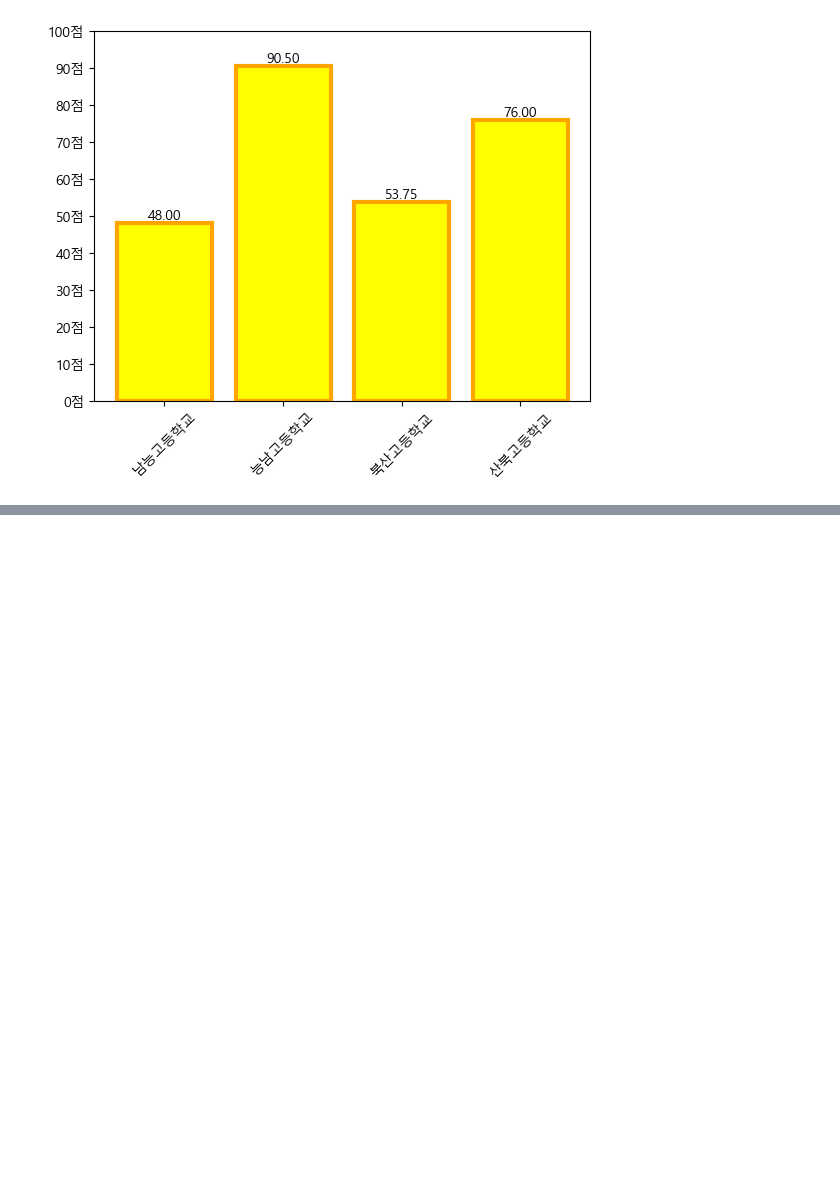
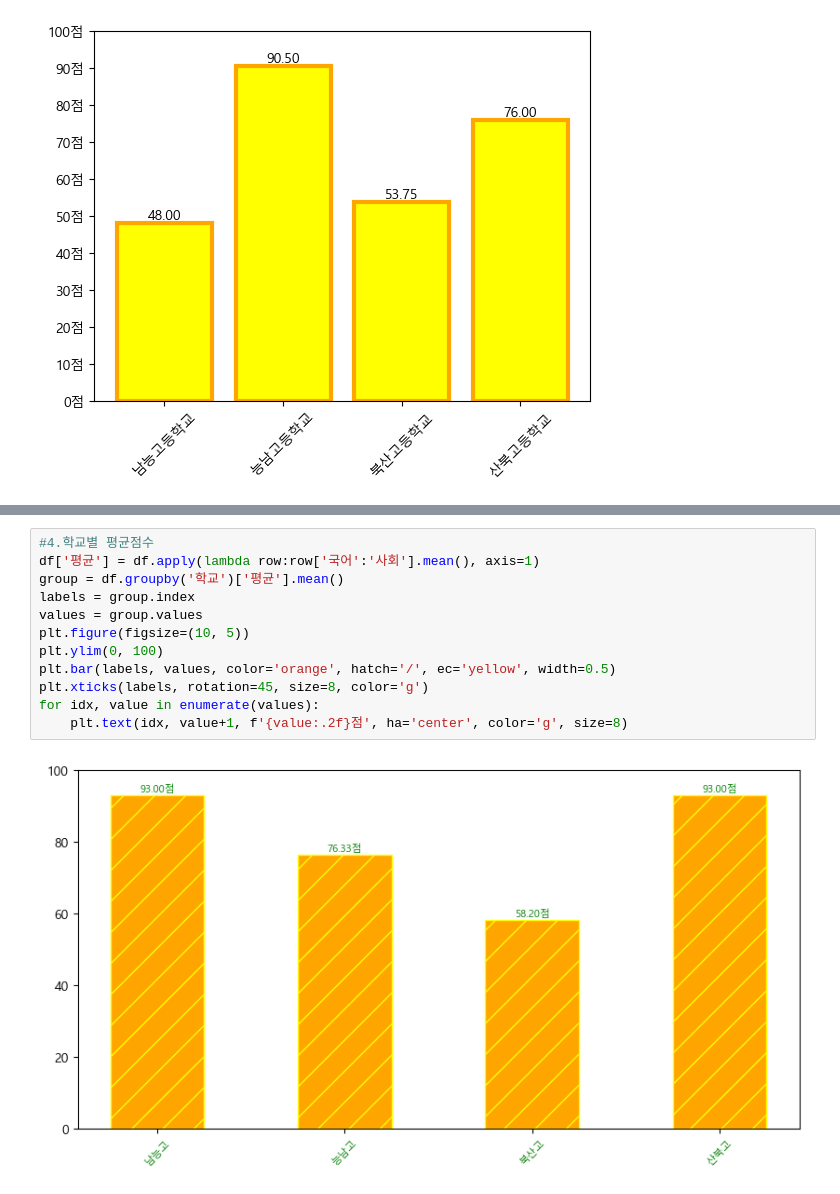
Before and after one commit to Jeongchani/AI_python, a Jupyter notebook: 04.데이터시각화/08.데이터프레임활용.ipynb, the cells around one changed output, grey strips where cells are left out. Drawn from its saved outputs; the diff is of its cells as text; blank space fills up the shorter version.

```diff
--- a/04.데이터시각화/08.데이터프레임활용.ipynb
+++ b/04.데이터시각화/08.데이터프레임활용.ipynb
@@ -144,0 +178,14 @@ plt.show()
+# %%
+#4.학교별 평균점수
+df['평균'] = df.apply(lambda row:row['국어':'사회'].mean(), axis=1)
+group = df.groupby('학교')['평균'].mean()
+labels = group.index
+values = group.values
+plt.figure(figsize=(10, 5))
+plt.ylim(0, 100)
+plt.bar(labels, values, color='orange', hatch='/', ec='yellow', width=0.5)
+plt.xticks(labels, rotation=45, size=8, color='g')
+for idx, value in enumerate(values):
+    plt.text(idx, value+1, f'{value:.2f}점', ha='center', color='g', size=8)
+# %% [output]
+[figure, added]
```
Also changed, not shown: parts of 5 cells of this notebook, 3 other files.
